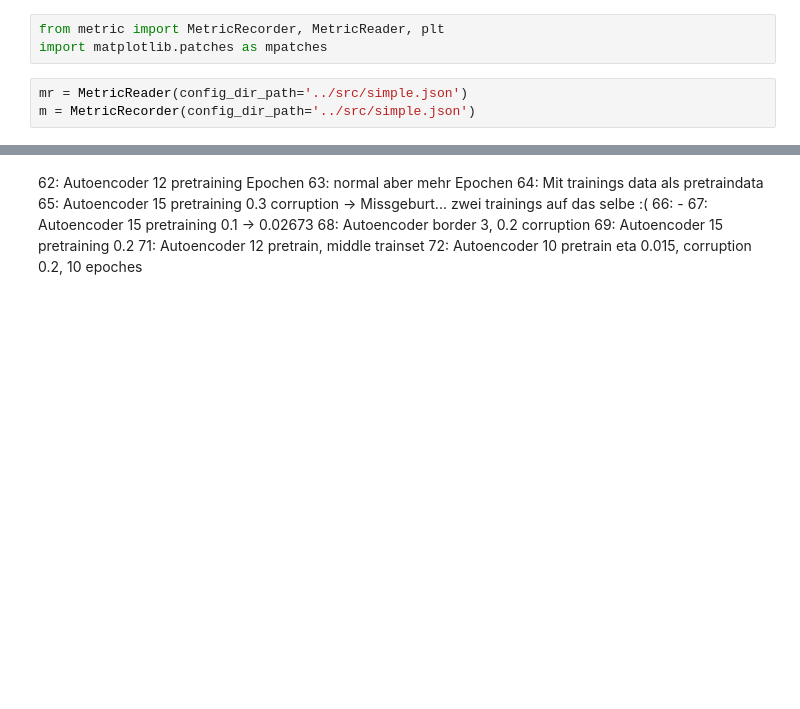
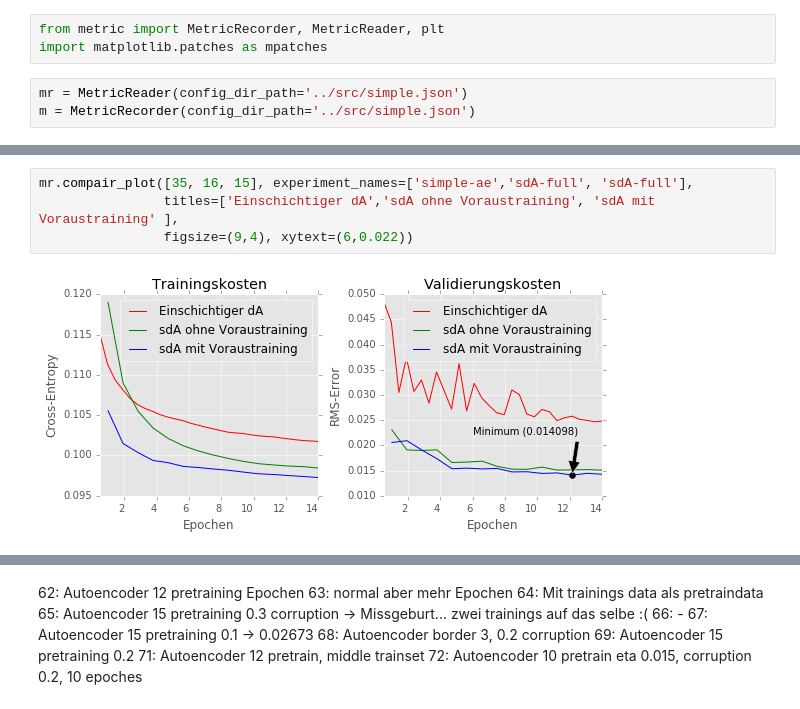
Before and after one commit to codingluke/ba-thesis-code, a Jupyter notebook: notebooks/autoencoder.ipynb, the cells around one changed output, grey strips where cells are left out. Drawn from its saved outputs; the diff is of its cells as text; blank space fills up the shorter version.

```diff
--- a/notebooks/autoencoder.ipynb
+++ b/notebooks/autoencoder.ipynb
@@ -18,0 +19,6 @@ mr.plot(79)
+# %%
+mr.compair_plot([35, 16, 15], experiment_names=['simple-ae','sdA-full', 'sdA-full'],
+                titles=['Einschichtiger dA','sdA ohne Voraustraining', 'sdA mit Voraustraining' ],
+                figsize=(9,4), xytext=(6,0.022))
+# %% [output]
+[figure, added]
```
Also changed, not shown: parts of 3 cells of this notebook, 2 other files.
